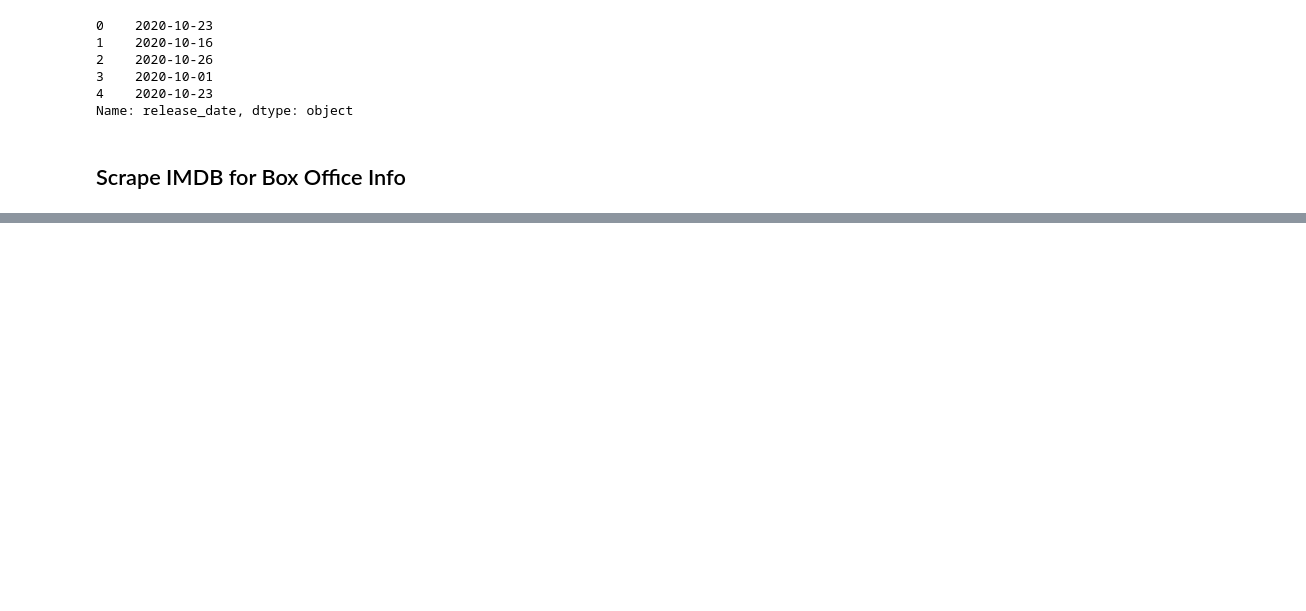
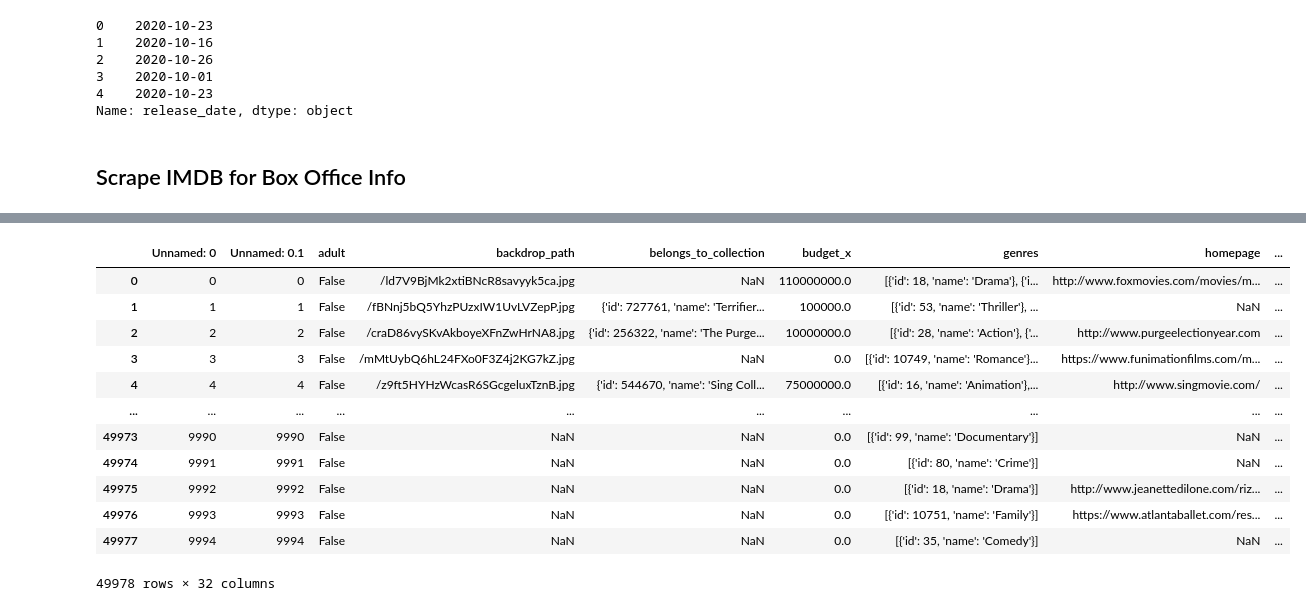
Before and after one commit to ghcn345/Data-Science-in-Film-Industry, a Jupyter notebook: Data Scrape.ipynb, the cells around one changed output, grey strips where cells are left out. Saved outputs shown, nothing was run; the diff lists cells and outputs as text; code cells hidden in the pictures; blank space fills up the shorter version.

Commit message:
scraped, cleaned, combined data. Added csvs

```diff
--- a/Data Scrape.ipynb
+++ b/Data Scrape.ipynb
@@ -393,0 +542,2 @@ except:
+# %%
+scraped = mov_df2.merge(scrape, how='left', on="imdb_id")
@@ -393,0 +546,9 @@ except:
+# %%
+scraped.drop(scraped[scraped['budget'] < 50001].index, inplace=True)
+scraped.drop(scraped[scraped['revenue'] < 50001].index, inplace=True)
+scraped.drop(scraped[scraped['vote_average'] < .01].index, inplace=True)
+
+scraped['genres'].dropna(inplace=True)
+scraped['budget'].dropna(inplace=True)
+scraped['revenue'].dropna(inplace=True)
+scraped['vote_average'].dropna(inplace=True)
@@ -393,0 +587,20 @@ except:
+# %%
+scraped.loc[scraped.budget_x == 0,'budget_x'] = scraped.loc[scraped.budget_x == 0,'budget_y']
+# %%
+scraped.loc[scraped.revenue_x == 0,'revenue_x'] = scraped.loc[scraped.revenue_x == 0,'revenue_y']
+# %%
+scraped
+# %% [output]
+|  | Unnamed: 0 | Unnamed: 0.1 | adult | backdrop_path | belongs_to_collection | budget_x | genres | homepage | ... |
+| 0 | 0 | 0 | False | /ld7V9BjMk2xtiBNcR8savyyk5ca.jpg | NaN | 110000000.0 | [{'id': 18, 'name': 'Drama'}, {'i... | http://www.foxmovies.com/movies/m... | ... |
+| 1 | 1 | 1 | False | /fBNnj5bQ5YhzPUzxIW1UvLVZepP.jpg | {'id': 727761, 'name': 'Terrifier... | 100000.0 | [{'id': 53, 'name': 'Thriller'}, ... | NaN | ... |
+| 2 | 2 | 2 | False | /craD86vySKvAkboyeXFnZwHrNA8.jpg | {'id': 256322, 'name': 'The Purge... | 10000000.0 | [{'id': 28, 'name': 'Action'}, {'... | http://www.purgeelectionyear.com | ... |
+| 3 | 3 | 3 | False | /mMtUybQ6hL24FXo0F3Z4j2KG7kZ.jpg | NaN | 0.0 | [{'id': 10749, 'name': 'Romance'}... | https://www.funimationfilms.com/m... | ... |
+| 4 | 4 | 4 | False | /z9ft5HYHzWcasR6SGcgeluxTznB.jpg | {'id': 544670, 'name': 'Sing Coll... | 75000000.0 | [{'id': 16, 'name': 'Animation'},... | http://www.singmovie.com/ | ... |
+| ... | ... | ... | ... | ... | ... | ... | ... | ... | ... |
+| 49973 | 9990 | 9990 | False | NaN | NaN | 0.0 | [{'id': 99, 'name': 'Documentary'}] | NaN | ... |
+| 49974 | 9991 | 9991 | False | NaN | NaN | 0.0 | [{'id': 80, 'name': 'Crime'}] | NaN | ... |
+| 49975 | 9992 | 9992 | False | NaN | NaN | 0.0 | [{'id': 18, 'name': 'Drama'}] | http://www.jeanettedilone.com/riz... | ... |
+| 49976 | 9993 | 9993 | False | NaN | NaN | 0.0 | [{'id': 10751, 'name': 'Family'}] | https://www.atlantaballet.com/res... | ... |
+| 49977 | 9994 | 9994 | False | NaN | NaN | 0.0 | [{'id': 35, 'name': 'Comedy'}] | NaN | ... |
+49978 rows × 32 columns
```
Also changed, not shown: parts of 31 cells of this notebook, 2 other files.
